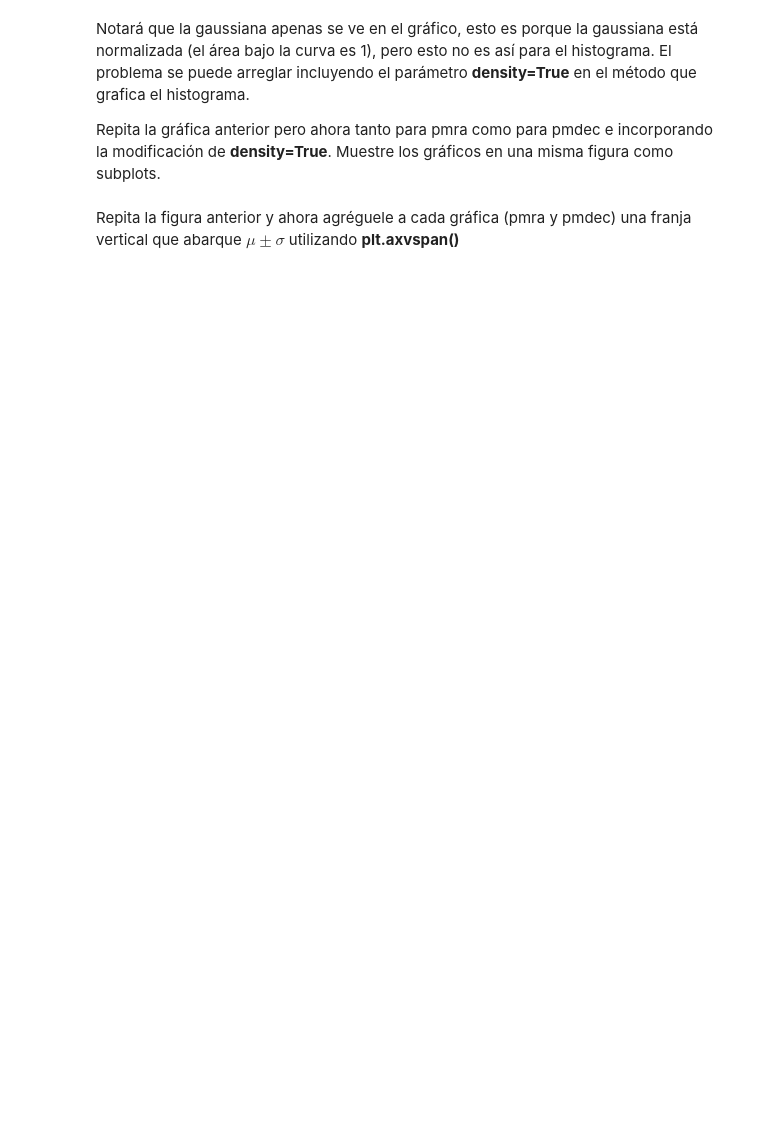
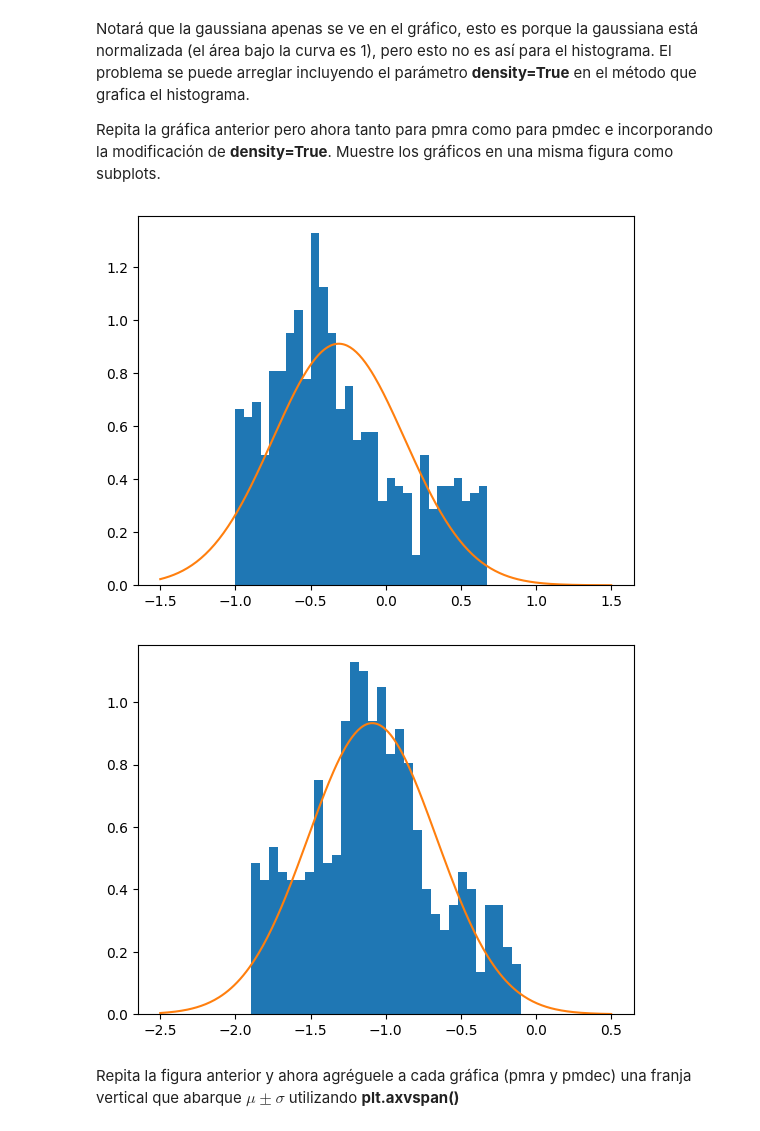
Before and after one commit to vicentemaartinez/Tarea-2, a Jupyter notebook: Tarea2.ipynb, the cells around one changed output. Saved outputs shown, nothing was run; the diff lists cells and outputs as text; code cells hidden in the pictures; blank space fills up the shorter version.

```diff
--- a/Tarea2.ipynb
+++ b/Tarea2.ipynb
@@ -101,5 +161,18 @@ Grafique con matplotlib un hitograma (busque qué método de matplotlib sirve) d
 Notará que la gaussiana apenas se ve en el gráfico, esto es porque la gaussiana está normalizada (el área bajo la curva es 1), pero esto no es así para el histograma. El problema se puede arreglar incluyendo el parámetro **density=True** en el método que grafica el histograma.
 
 Repita la gráfica anterior pero ahora tanto para pmra como para pmdec e incorporando la modificación de **density=True**. Muestre los gráficos en una misma figura como subplots.
+# %%
+# Creamos la figura anterior de pmra pero con density = True
+plt.hist(pmra, bins=30, density=True)
+plt.plot(x_pmra, fx_pmra)
+plt.show()
+
+# Creamos la figura anteriorde pmdec pero con density = True
+plt.hist(pmdec, bins=30, density=True)
+plt.plot(x_pmdec, fx_pmdec)
+plt.show()
+# %% [output]
+[figure, added]
+[figure, added]
 # %% [markdown]
 Repita la figura anterior y ahora agréguele a cada gráfica (pmra y pmdec) una franja vertical que abarque $\mu \pm \sigma$ utilizando **plt.axvspan()**
```
Also changed, not shown: parts of 35 cells of this notebook.
